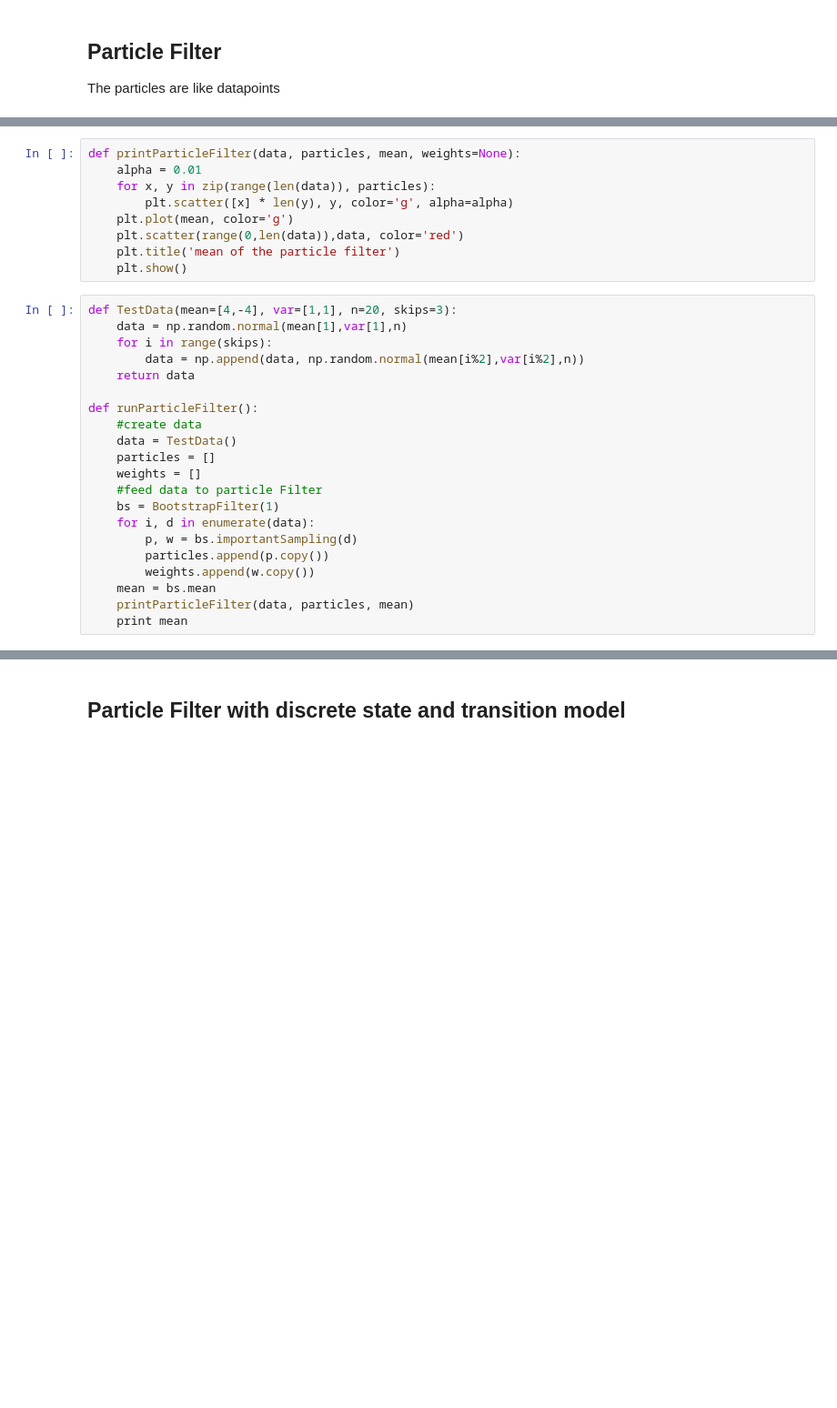
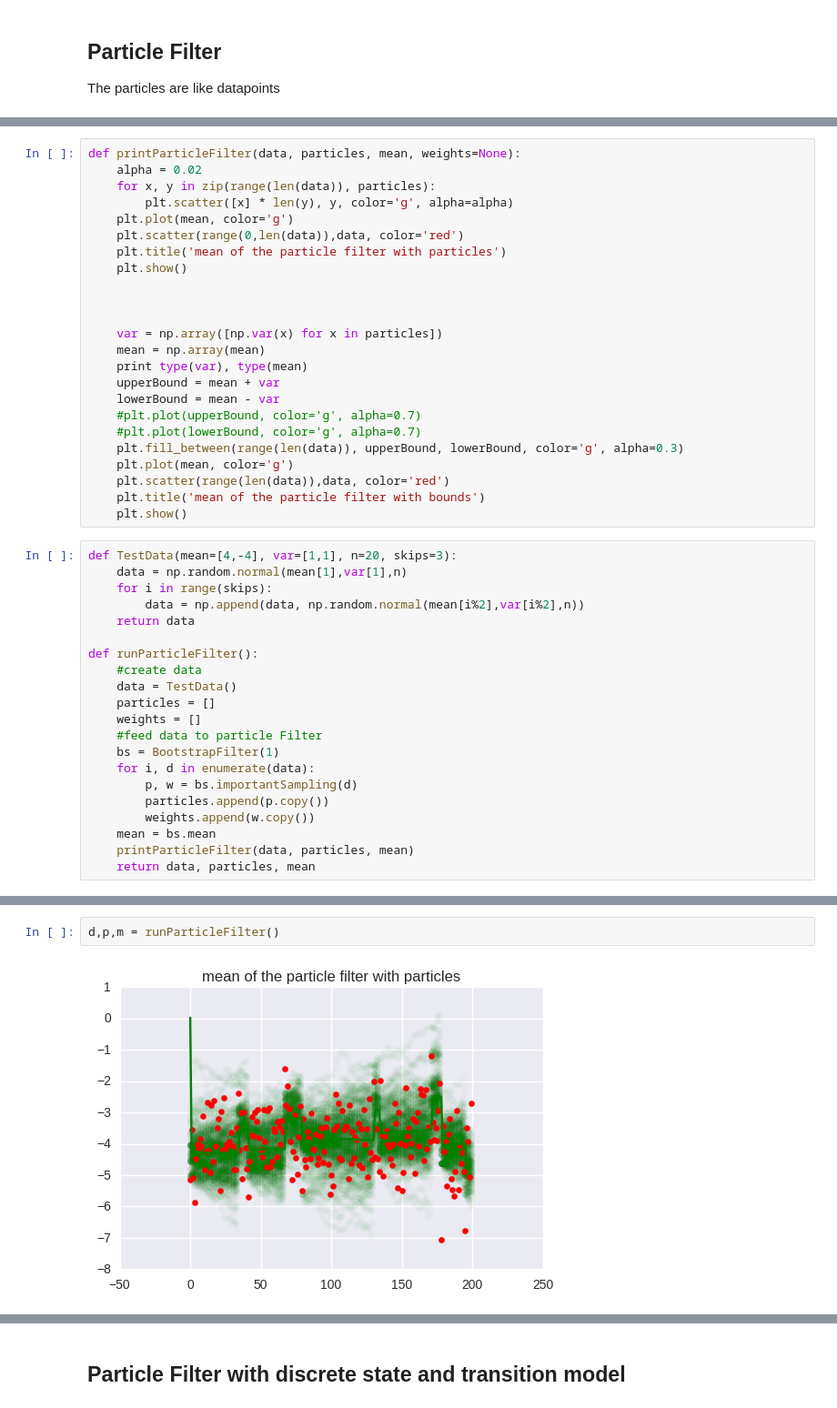
Before and after one commit to arne7morgen/MasterThesis, a Jupyter notebook: notebooks/BootstrapFilter.ipynb, the cells around one changed output, grey strips where cells are left out. Shown at 91% size. Saved outputs shown, nothing was run; the diff lists cells and outputs as text; blank space fills up the shorter version.

Commit message:
started to work on having mutiple states with the particle filter. Not there yet, but sime ideas.

```diff
--- a/notebooks/BootstrapFilter.ipynb
+++ b/notebooks/BootstrapFilter.ipynb
@@ -64,13 +67,28 @@ class BootstrapFilter(object):
         self.weights.fill(1.0 / N)
 # %%
 def printParticleFilter(data, particles, mean, weights=None):
-    alpha = 0.01
+    alpha = 0.02
     for x, y in zip(range(len(data)), particles):
         plt.scatter([x] * len(y), y, color='g', alpha=alpha)
     plt.plot(mean, color='g')
     plt.scatter(range(0,len(data)),data, color='red')
-    plt.title('mean of the particle filter')
+    plt.title('mean of the particle filter with particles')
     plt.show()
+
+
+
+    var = np.array([np.var(x) for x in particles])
+    mean = np.array(mean)
+    print type(var), type(mean)
+    upperBound = mean + var
+    lowerBound = mean - var
+    #plt.plot(upperBound, color='g', alpha=0.7)
+    #plt.plot(lowerBound, color='g', alpha=0.7)
+    plt.fill_between(range(len(data)), upperBound, lowerBound, color='g', alpha=0.3)
+    plt.plot(mean, color='g')
+    plt.scatter(range(len(data)),data, color='red')
+    plt.title('mean of the particle filter with bounds')
+    plt.show()
 # %%
 def TestData(mean=[4,-4], var=[1,1], n=20, skips=3):
     data = np.random.normal(mean[1],var[1],n)
@@ -91,4 +109,4 @@ def runParticleFilter():
         weights.append(w.copy())
     mean = bs.mean
     printParticleFilter(data, particles, mean)
-    print mean
+    return data, particles, mean
@@ -116,0 +113,4 @@ resampling
+# %%
+d,p,m = runParticleFilter()
+# %% [output]
+[figure, added]
```
Also changed, not shown: parts of 11 cells of this notebook.
